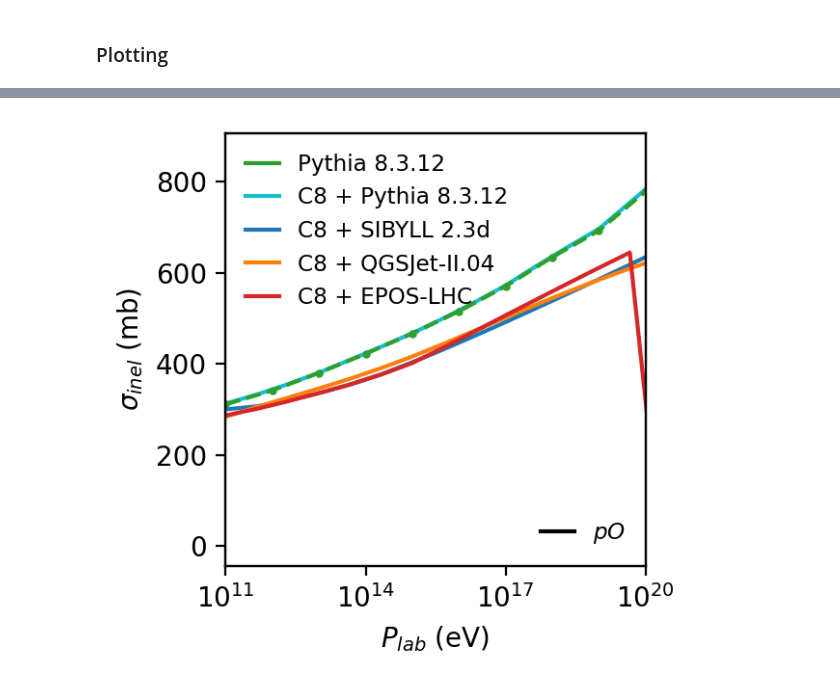
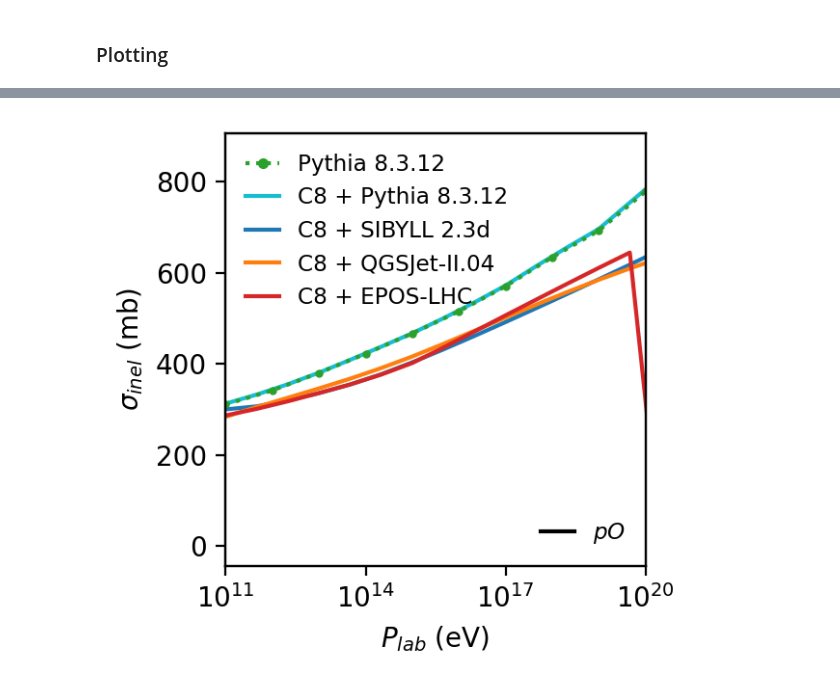
Before and after one commit to gaudu/pythia8312, a Jupyter notebook: examples/compare_pythia8312_corsika8_xsec.ipynb, the cells around one changed output, grey strips where cells are left out. Cells and saved outputs as stored; diff of their text form; code cells hidden in the pictures.

```diff
--- a/examples/compare_pythia8312_corsika8_xsec.ipynb
+++ b/examples/compare_pythia8312_corsika8_xsec.ipynb
@@ -73,23 +100,23 @@ fig.savefig("xs_inel_pp.png", dpi=400)
 # %%
 fig, ax = plt.subplots(figsize=(3.2,3), dpi=200)
 ax.set(xlim=(1e11,1e20))
 ax.set_xscale('log')
 ax.set(xlabel=r"$P_{lab}$ (eV)", ylabel=r"$\sigma_{inel}$ (mb)")
 
-ax.errorbar(elab_py8311, xs_p_O_py8311, yerr=xs_p_O_py8311_err, c='tab:green', fmt='o', ms=2, ecolor='lightgrey', elinewidth=4, ls='--')
-ax.plot([None], [None], "-", color="tab:green", label="Pythia 8.3.12")
+ax.errorbar(elab_py8311, xs_p_O_py8311, yerr=xs_p_O_py8311_err, c='tab:green', fmt='o', ms=2, ecolor='lightgrey', elinewidth=4, ls=':')
+ax.plot([None], [None], ".:", color="tab:green", label="Pythia 8.3.12")
 ax.plot(xs_pp_pO_c8pythia8312[:,1]*1e9, xs_pp_pO_c8pythia8312[:,4], "-", color="tab:cyan", label="C8 + Pythia 8.3.12")
 ax.plot(xs_pp_pO_c8sibyll[:,1]*1e9, xs_pp_pO_c8sibyll[:,4], "-", color="tab:blue", label="C8 + SIBYLL 2.3d")
 ax.plot(xs_pp_pO_c8qgsjet[:,1]*1e9, xs_pp_pO_c8qgsjet[:,4], "-", color="tab:orange", label="C8 + QGSJet-II.04")
 ax.plot(xs_pp_pO_c8epos[:,1]*1e9, xs_pp_pO_c8epos[:,4], "-", color="tab:red", label="C8 + EPOS-LHC")
 ax.legend(loc='upper left', bbox_to_anchor=(0, 1), fontsize="small", frameon=False, handlelength=1.5)
 
 ax2 = ax.twinx()
 ax2.get_yaxis().set_visible(False)
 ax2.plot([None], [None], "-", color="black", label="$pO$")
 ax2.legend(loc='lower right', bbox_to_anchor=(1, 0), fontsize="small", frameon=False, handlelength=1.5)
 
 fig.tight_layout()
 fig.savefig("xs_inel_pO.png", dpi=400)
 # %% [output]
-[figure, old version]
+[figure, new version]
```
Also changed, not shown: parts of 5 cells of this notebook.
